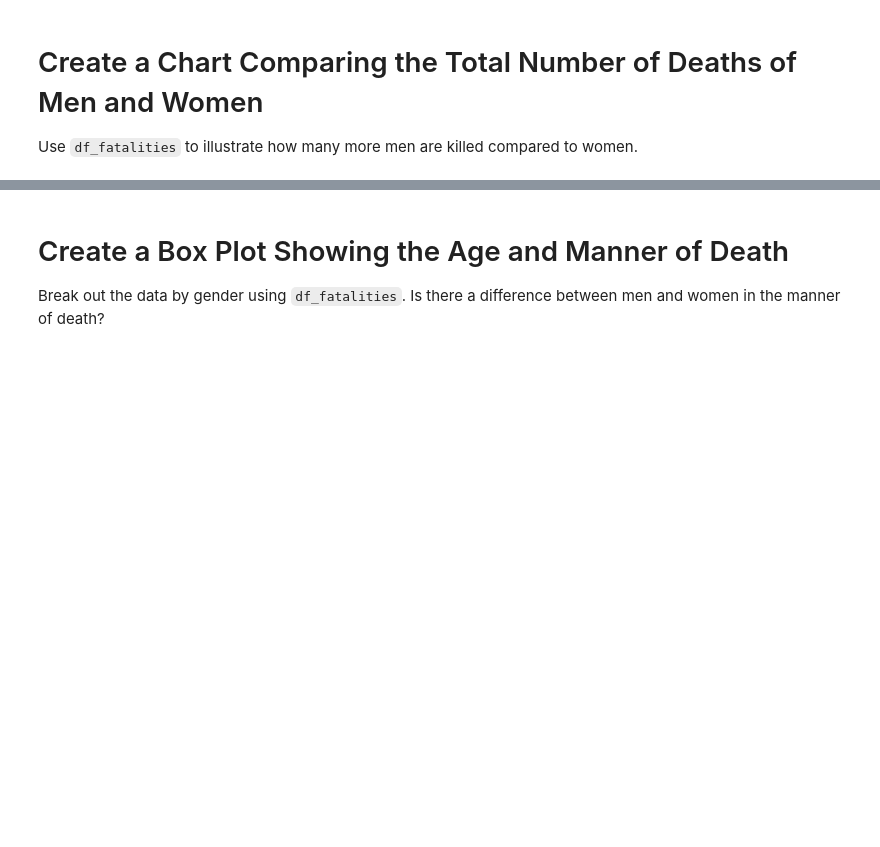
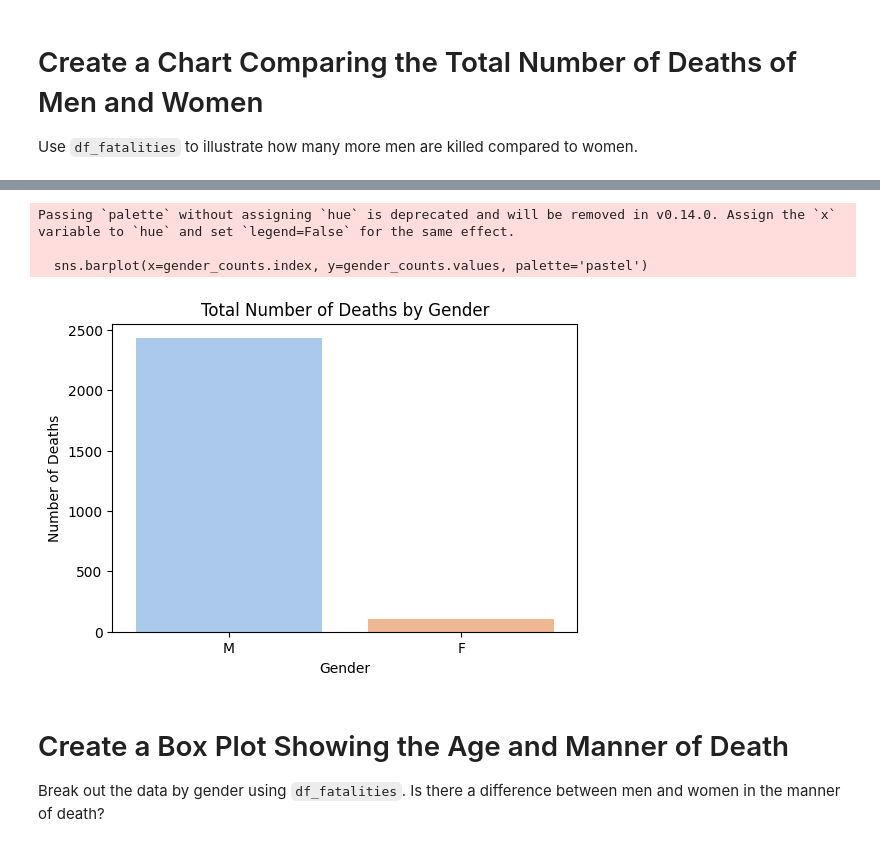
Before and after one commit to Griffin-lubisiaMulemia/Fatal-Force, a Jupyter notebook: Fatal_Force_(start).ipynb, the cells around one changed output, grey strips where cells are left out. Drawn from its saved outputs; the diff is of its cells as text; code cells hidden in the pictures; blank space fills up the shorter version.

```diff
--- a/Fatal_Force_(start).ipynb
+++ b/Fatal_Force_(start).ipynb
@@ -306,3 +394,19 @@ Use `df_fatalities` to illustrate how many more men are killed compared to women
+# %%
+# Count total deaths by gender
+gender_counts = df_fatalities['gender'].value_counts()
+
+# Bar chart comparing deaths of men and women
+plt.figure(figsize=(6, 4))
+sns.barplot(x=gender_counts.index, y=gender_counts.values, palette='pastel')
+plt.title('Total Number of Deaths by Gender')
+plt.xlabel('Gender')
+plt.ylabel('Number of Deaths')
+plt.show()
+# %% [output]
+Passing `palette` without assigning `hue` is deprecated and will be removed in v0.14.0. Assign the `x` variable to `hue` and set `legend=False` for the same effect.
+
+  sns.barplot(x=gender_counts.index, y=gender_counts.values, palette='pastel')
+[figure, added]
 # %% [markdown]
 # Create a Box Plot Showing the Age and Manner of Death
 
```
Also changed, not shown: parts of 9 cells of this notebook, 2 other files.
